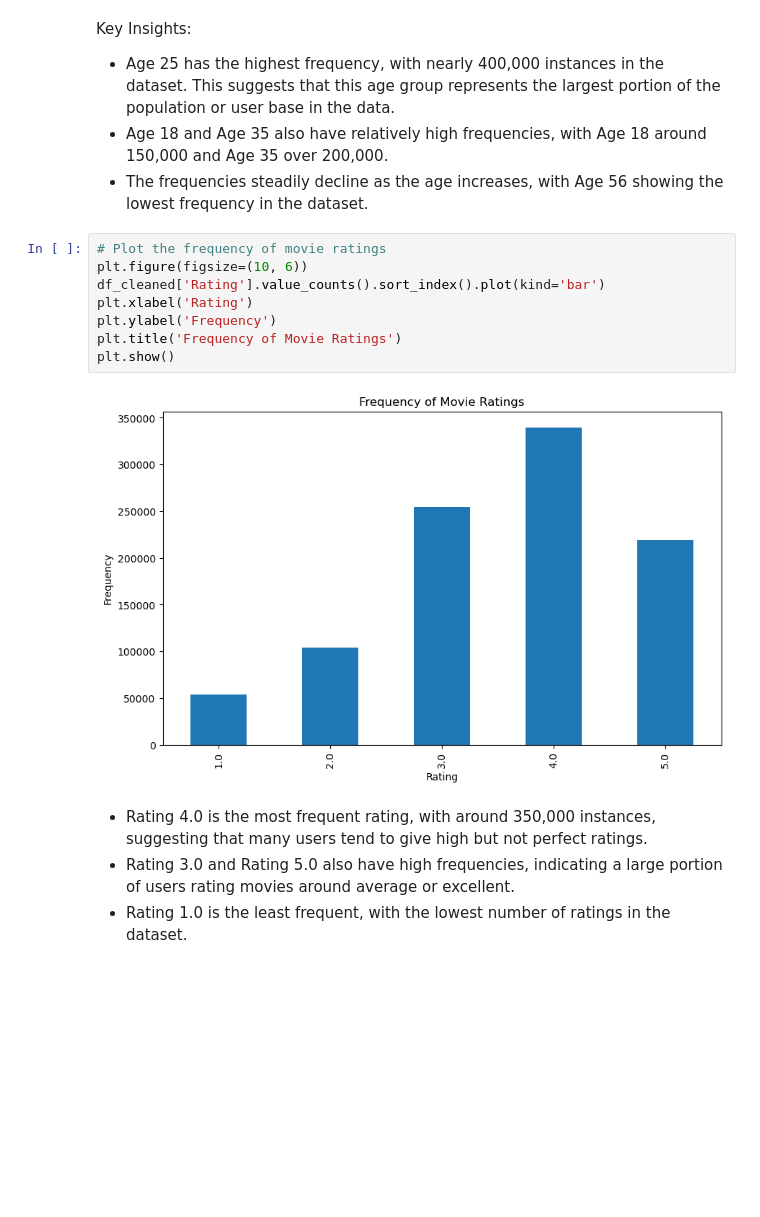
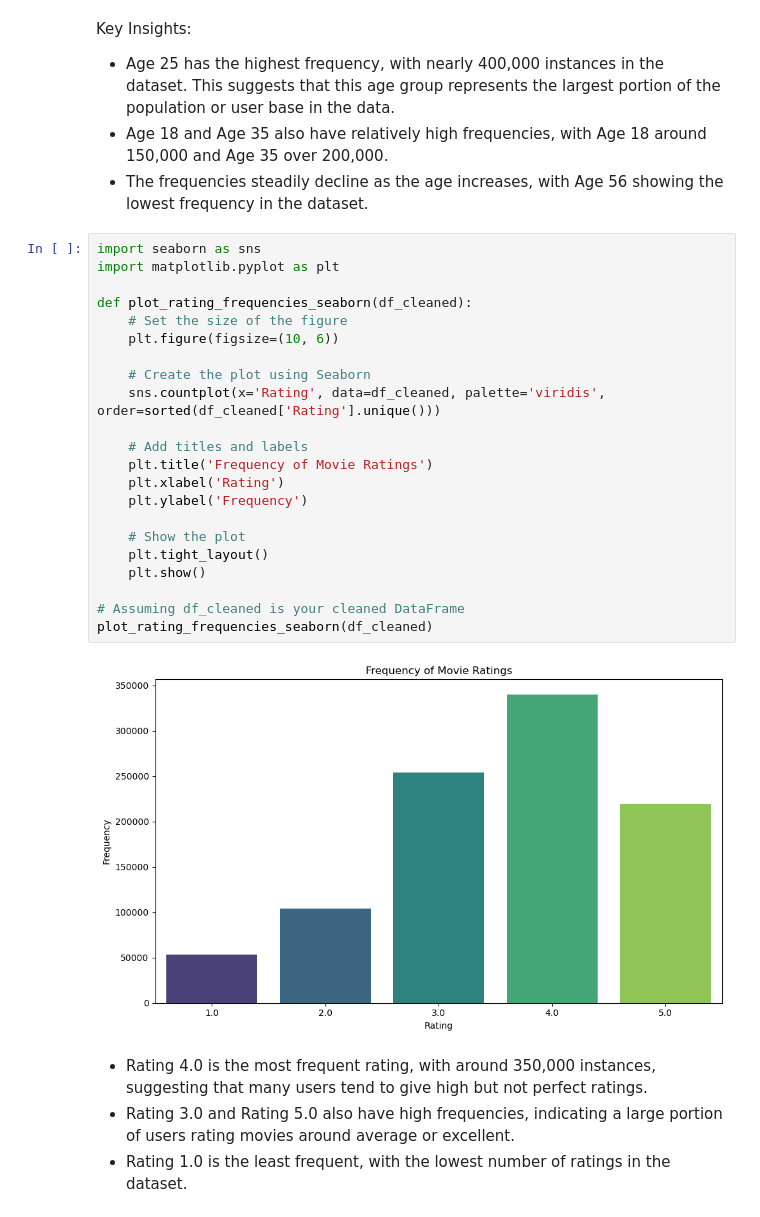
Before and after one commit to nhat117/Assignment2, a Jupyter notebook: A3code-Nhat.ipynb, the cells around one changed output. Drawn from its saved outputs; the diff is of its cells as text; blank space fills up the shorter version.

```diff
--- a/A3code-Nhat.ipynb
+++ b/A3code-Nhat.ipynb
@@ -212,16 +260,30 @@ Key Insights:
 - Age 25 has the highest frequency, with nearly 400,000 instances in the dataset. This suggests that this age group represents the largest portion of the population or user base in the data.
 - Age 18 and Age 35 also have relatively high frequencies, with Age 18 around 150,000 and Age 35 over 200,000.
 - The frequencies steadily decline as the age increases, with Age 56 showing the lowest frequency in the dataset.
-# %%
-# Plot the frequency of movie ratings
-plt.figure(figsize=(10, 6))
-df_cleaned['Rating'].value_counts().sort_index().plot(kind='bar')
-plt.xlabel('Rating')
-plt.ylabel('Frequency')
-plt.title('Frequency of Movie Ratings')
-plt.show()
-# %% [output]
-[figure, removed]
+# %%
+import seaborn as sns
+import matplotlib.pyplot as plt
+
+def plot_rating_frequencies_seaborn(df_cleaned):
+    # Set the size of the figure
+    plt.figure(figsize=(10, 6))
+
+    # Create the plot using Seaborn
+    sns.countplot(x='Rating', data=df_cleaned, palette='viridis', order=sorted(df_cleaned['Rating'].unique()))
+
+    # Add titles and labels
+    plt.title('Frequency of Movie Ratings')
+    plt.xlabel('Rating')
+    plt.ylabel('Frequency')
+
+    # Show the plot
+    plt.tight_layout()
+    plt.show()
+
+# Assuming df_cleaned is your cleaned DataFrame
+plot_rating_frequencies_seaborn(df_cleaned)
+# %% [output]
+[figure, added]
 # %% [markdown]
 - Rating 4.0 is the most frequent rating, with around 350,000 instances, suggesting that many users tend to give high but not perfect ratings.
 - Rating 3.0 and Rating 5.0 also have high frequencies, indicating a large portion of users rating movies around average or excellent.
```
Also changed, not shown: parts of 12 cells of this notebook.
